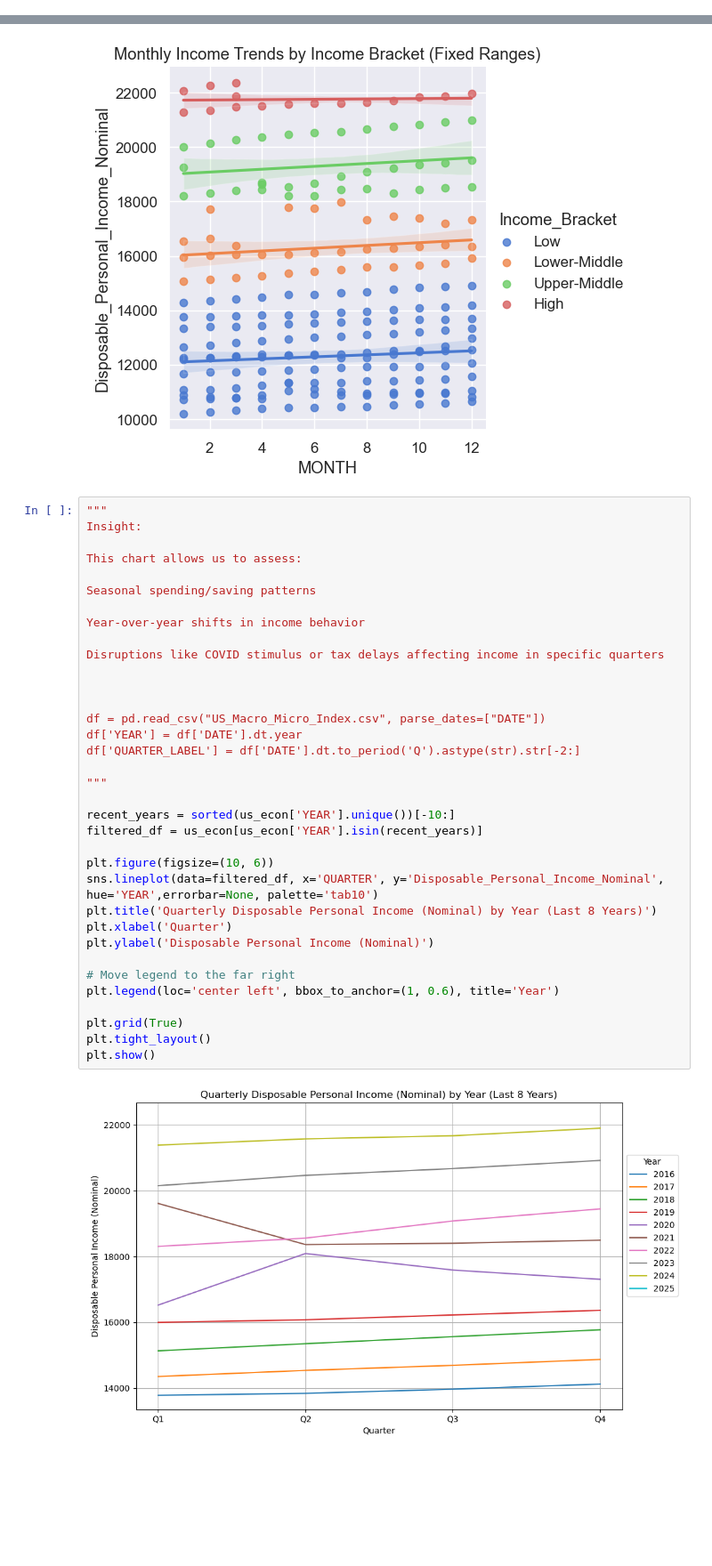
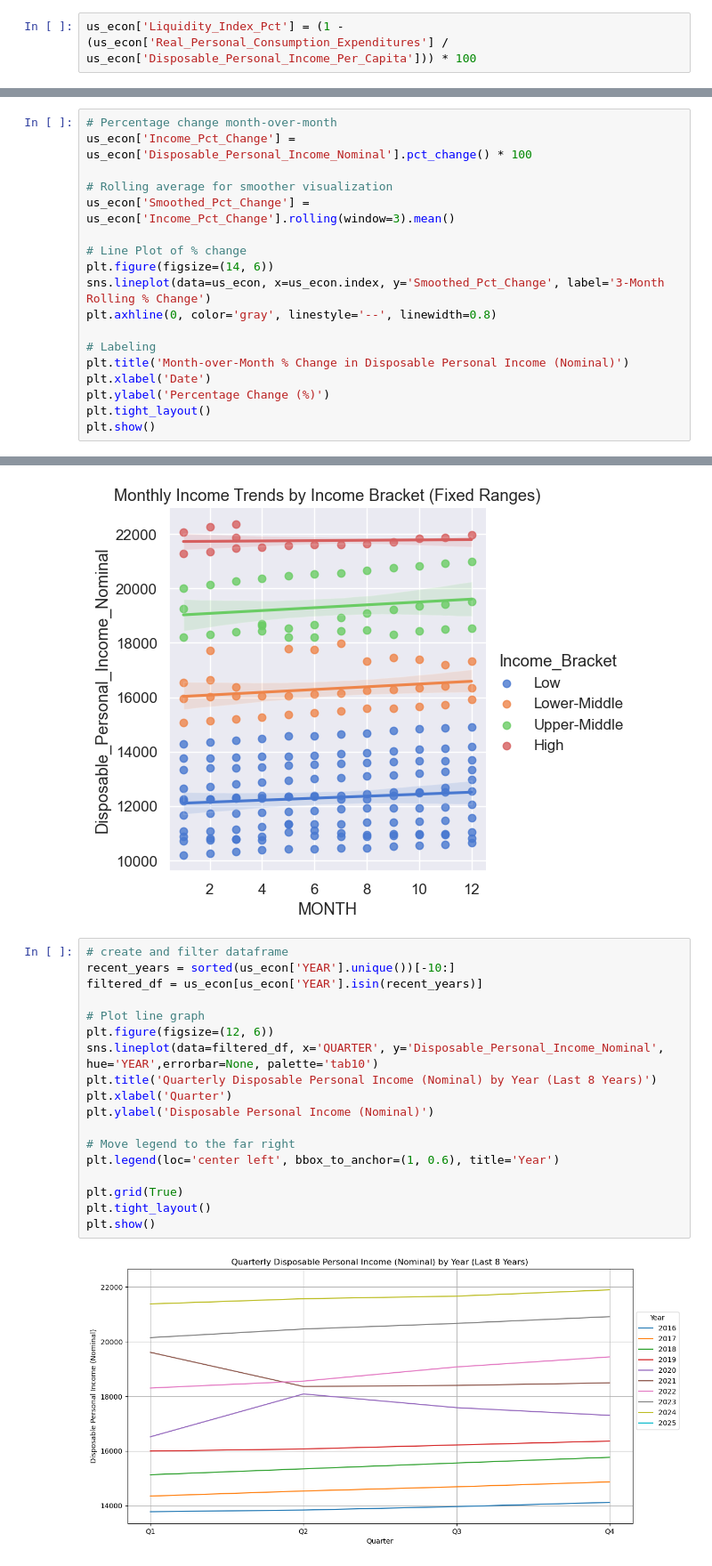
Before and after one commit to szhagnay/Cohort-A-Econ, a Jupyter notebook: notebooks/Fari_eda.ipynb, the cells around one changed output, grey strips where cells are left out. Shown at 89% size. Saved outputs shown, nothing was run; the diff lists cells and outputs as text; blank space fills up the shorter version.

```diff
--- a/notebooks/Fari_eda.ipynb
+++ b/notebooks/Fari_eda.ipynb
@@ -162,0 +174,2 @@ plt.show()
+# %%
+us_econ['Liquidity_Index_Pct'] = (1 - (us_econ['Real_Personal_Consumption_Expenditures'] / us_econ['Disposable_Personal_Income_Per_Capita'])) * 100
@@ -165,0 +265,18 @@ quarterly_income = us_econ.groupby('QUARTER')['Disposable_Personal_Income_Nomina
+# %%
+# Percentage change month-over-month
+us_econ['Income_Pct_Change'] = us_econ['Disposable_Personal_Income_Nominal'].pct_change() * 100
+
+# Rolling average for smoother visualization
+us_econ['Smoothed_Pct_Change'] = us_econ['Income_Pct_Change'].rolling(window=3).mean()
+
+# Line Plot of % change
+plt.figure(figsize=(14, 6))
+sns.lineplot(data=us_econ, x=us_econ.index, y='Smoothed_Pct_Change', label='3-Month Rolling % Change')
+plt.axhline(0, color='gray', linestyle='--', linewidth=0.8)
+
+# Labeling
+plt.title('Month-over-Month % Change in Disposable Personal Income (Nominal)')
+plt.xlabel('Date')
+plt.ylabel('Percentage Change (%)')
+plt.tight_layout()
+plt.show()
@@ -519,39 +686,22 @@ plt.show()
 # %% [output]
 [figure]
 # %%
-"""
-Insight:
-
-This chart allows us to assess:
-
-Seasonal spending/saving patterns
-
-Year-over-year shifts in income behavior
-
-Disruptions like COVID stimulus or tax delays affecting income in specific quarters
-
-
-
-df = pd.read_csv("US_Macro_Micro_Index.csv", parse_dates=["DATE"])
-df['YEAR'] = df['DATE'].dt.year
-df['QUARTER_LABEL'] = df['DATE'].dt.to_period('Q').astype(str).str[-2:]
-
-"""
-
+# create and filter dataframe
 recent_years = sorted(us_econ['YEAR'].unique())[-10:]
 filtered_df = us_econ[us_econ['YEAR'].isin(recent_years)]
 
-plt.figure(figsize=(10, 6))
+# Plot line graph
+plt.figure(figsize=(12, 6))
 sns.lineplot(data=filtered_df, x='QUARTER', y='Disposable_Personal_Income_Nominal', hue='YEAR',errorbar=None, palette='tab10')
 plt.title('Quarterly Disposable Personal Income (Nominal) by Year (Last 8 Years)')
 plt.xlabel('Quarter')
 plt.ylabel('Disposable Personal Income (Nominal)')
 
 # Move legend to the far right
 plt.legend(loc='center left', bbox_to_anchor=(1, 0.6), title='Year')
 
 plt.grid(True)
 plt.tight_layout()
 plt.show()
 # %% [output]
-[figure, old version]
+[figure, new version]
```
Also changed, not shown: parts of 40 cells of this notebook.
